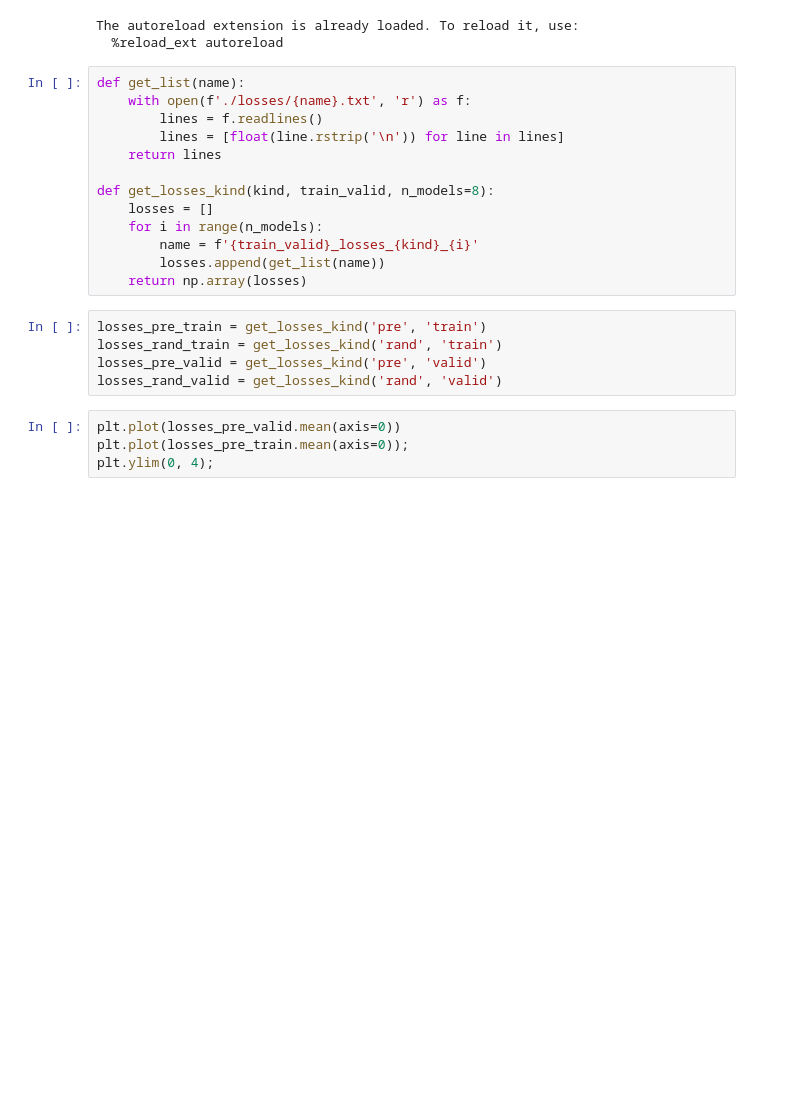
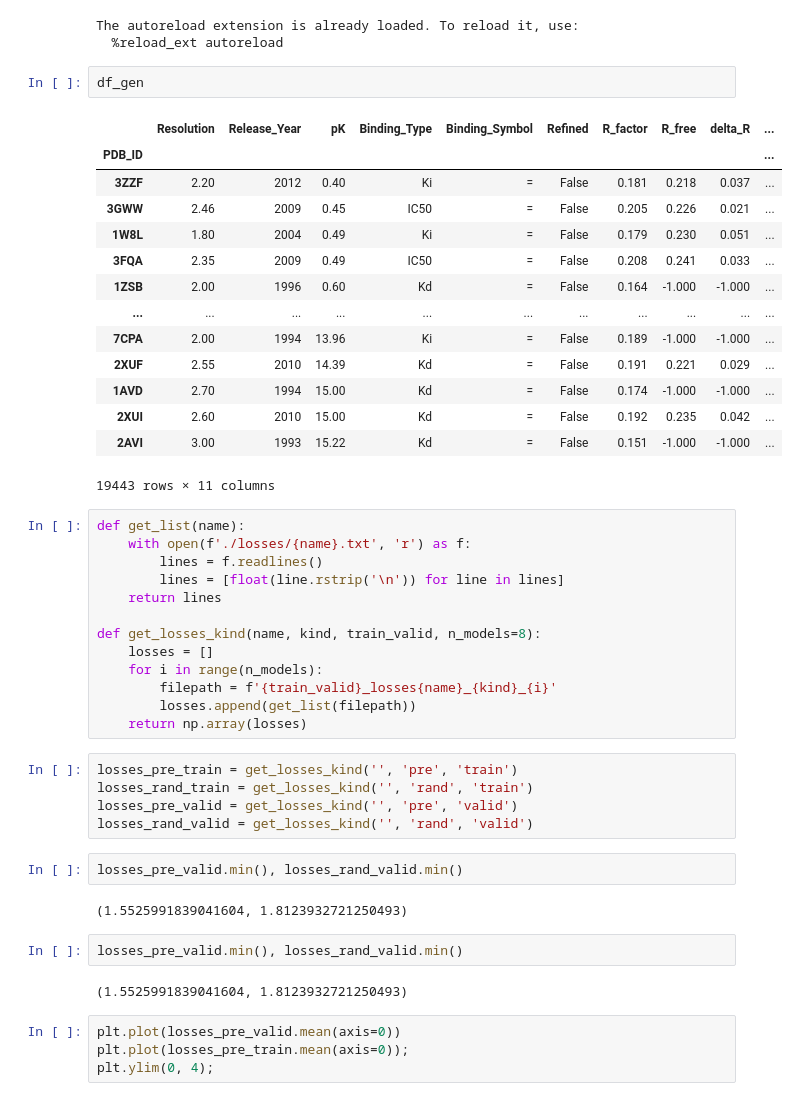
Before and after one commit to jessebmurray/ani2x_pdbbind, a Jupyter notebook: temp-analyze.ipynb, the cells around one changed output. Saved outputs shown, nothing was run; the diff lists cells and outputs as text; blank space fills up the shorter version.

```diff
--- a/temp-analyze.ipynb
+++ b/temp-analyze.ipynb
@@ -6,6 +6,23 @@ from ani2x import *
 # %% [output]
 The autoreload extension is already loaded. To reload it, use:
   %reload_ext autoreload
+# %%
+df_gen
+# %% [output]
+|  | Resolution | Release_Year | pK | Binding_Type | Binding_Symbol | Refined | R_factor | R_free | delta_R | ... |
+| PDB_ID |  |  |  |  |  |  |  |  |  | ... |
+| 3ZZF | 2.20 | 2012 | 0.40 | Ki | = | False | 0.181 | 0.218 | 0.037 | ... |
+| 3GWW | 2.46 | 2009 | 0.45 | IC50 | = | False | 0.205 | 0.226 | 0.021 | ... |
+| 1W8L | 1.80 | 2004 | 0.49 | Ki | = | False | 0.179 | 0.230 | 0.051 | ... |
+| 3FQA | 2.35 | 2009 | 0.49 | IC50 | = | False | 0.208 | 0.241 | 0.033 | ... |
+| 1ZSB | 2.00 | 1996 | 0.60 | Kd | = | False | 0.164 | -1.000 | -1.000 | ... |
+| ... | ... | ... | ... | ... | ... | ... | ... | ... | ... | ... |
+| 7CPA | 2.00 | 1994 | 13.96 | Ki | = | False | 0.189 | -1.000 | -1.000 | ... |
+| 2XUF | 2.55 | 2010 | 14.39 | Kd | = | False | 0.191 | 0.221 | 0.029 | ... |
+| 1AVD | 2.70 | 1994 | 15.00 | Kd | = | False | 0.174 | -1.000 | -1.000 | ... |
+| 2XUI | 2.60 | 2010 | 15.00 | Kd | = | False | 0.192 | 0.235 | 0.042 | ... |
+| 2AVI | 3.00 | 1993 | 15.22 | Kd | = | False | 0.151 | -1.000 | -1.000 | ... |
+19443 rows × 11 columns
 # %%
 def get_list(name):
     with open(f'./losses/{name}.txt', 'r') as f:
@@ -13,17 +30,25 @@ def get_list(name):
         lines = [float(line.rstrip('\n')) for line in lines]
     return lines
 
-def get_losses_kind(kind, train_valid, n_models=8):
+def get_losses_kind(name, kind, train_valid, n_models=8):
     losses = []
     for i in range(n_models):
-        name = f'{train_valid}_losses_{kind}_{i}'
-        losses.append(get_list(name))
+        filepath = f'{train_valid}_losses{name}_{kind}_{i}'
+        losses.append(get_list(filepath))
     return np.array(losses)
 # %%
-losses_pre_train = get_losses_kind('pre', 'train')
-losses_rand_train = get_losses_kind('rand', 'train')
-losses_pre_valid = get_losses_kind('pre', 'valid')
-losses_rand_valid = get_losses_kind('rand', 'valid')
+losses_pre_train = get_losses_kind('', 'pre', 'train')
+losses_rand_train = get_losses_kind('', 'rand', 'train')
+losses_pre_valid = get_losses_kind('', 'pre', 'valid')
+losses_rand_valid = get_losses_kind('', 'rand', 'valid')
+# %%
+losses_pre_valid.min(), losses_rand_valid.min()
+# %% [output]
+(1.5525991839041604, 1.8123932721250493)
+# %%
+losses_pre_valid.min(), losses_rand_valid.min()
+# %% [output]
+(1.5525991839041604, 1.8123932721250493)
 # %%
 plt.plot(losses_pre_valid.mean(axis=0))
 plt.plot(losses_pre_train.mean(axis=0));
```
Also changed, not shown: parts of 14 cells of this notebook, 3 other files.
